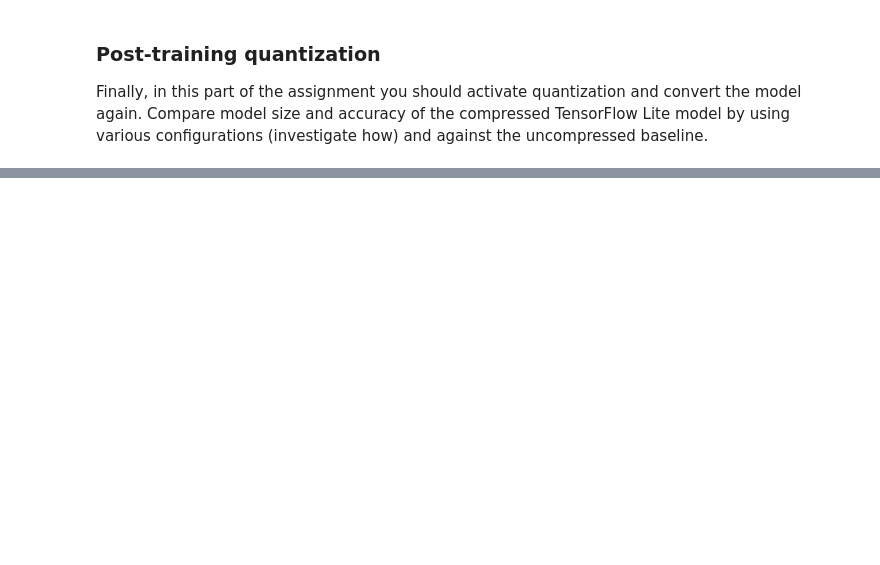
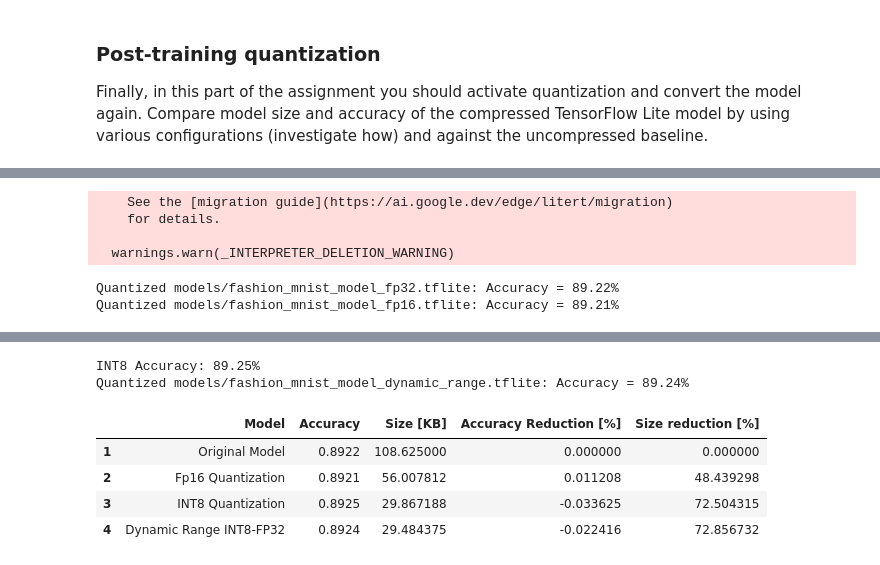
Before and after one commit to jusanchez6/Embedded-Machine-Learning, a Jupyter notebook: Lab2/2.2/Embedded_ML_Lab_2_2__TensorFlow_Lite.ipynb, the cells around one changed output, grey strips where cells are left out. Cells and saved outputs as stored; diff of their text form; code cells hidden in the pictures; blank space fills up the shorter version.

```diff
--- a/Lab2/2.2/Embedded_ML_Lab_2_2__TensorFlow_Lite.ipynb
+++ b/Lab2/2.2/Embedded_ML_Lab_2_2__TensorFlow_Lite.ipynb
@@ -53,0 +608,56 @@ Finally, in this part of the assignment you should activate quantization and con
+# %%
+# =====================================
+# EVALUATE THE MODELS
+# =====================================
+
+# List of models and their descriptions
+ModelsCnn = [
+    ['Original Model'],                         # FP32
+    ['Fp16 Quantization'],                      # FP16
+    ['INT8 Quantization'],                      # INT8
+    ['Dynamic Range INT8-FP32']                 # Dynamic Range
+
+]
+
+# list of model paths
+model_paths = [
+    "Quantized models/fashion_mnist_model_fp32.tflite",                 # FP32
+    "Quantized models/fashion_mnist_model_fp16.tflite",                 # FP16
+    "Quantized models/fashion_mnist_model_int8.tflite",                 # INT8
+    "Quantized models/fashion_mnist_model_dynamic_range.tflite"         # Dynamic Range
+]
+
+# Evaluar los modelos
+Acc = [
+    evaluate_model(model_paths[0]),             # FP32
+    evaluate_model(model_paths[1]),             # FP16
+    evaluate_model_int8(model_paths[2]),        # INT8
+    evaluate_model(model_paths[3])              # Dynamic Range
+]
+
+# Obtain the size of each model in KB
+Size = [os.path.getsize(p) / 1024 for p in model_paths]
+
+# Calculate the accuracy and size reduction for each model
+data_list = []
+for i in range(len(Acc)):
+    Lost_Acc = ((Acc[0] - Acc[i]) / Acc[0]) * 100
+    Lost_ModelS = ((Size[0] - Size[i]) / Size[0]) * 100
+    data_list.append(ModelsCnn[i] + [Acc[i], Size[i], Lost_Acc, Lost_ModelS])
+
+# Create a DataFrame to display the results
+df = pd.DataFrame(
+    data_list,
+    columns=['Model', 'Accuracy', 'Size [KB]', 'Accuracy Reduction [%]', 'Size reduction [%]']
+)
+df.index = range(1, len(df) + 1)
+
+# Display the DataFrame
+df
+# %% [output]
+    See the [migration guide](https://ai.google.dev/edge/litert/migration)
+    for details.
+
+  warnings.warn(_INTERPRETER_DELETION_WARNING)
+Quantized models/fashion_mnist_model_fp32.tflite: Accuracy = 89.22%
+Quantized models/fashion_mnist_model_fp16.tflite: Accuracy = 89.21%
@@ -53,0 +665,7 @@ Finally, in this part of the assignment you should activate quantization and con
+INT8 Accuracy: 89.25%
+Quantized models/fashion_mnist_model_dynamic_range.tflite: Accuracy = 89.24%
+|  | Model | Accuracy | Size [KB] | Accuracy Reduction [%] | Size reduction [%] |
+| 1 | Original Model | 0.8922 | 108.625000 | 0.000000 | 0.000000 |
+| 2 | Fp16 Quantization | 0.8921 | 56.007812 | 0.011208 | 48.439298 |
+| 3 | INT8 Quantization | 0.8925 | 29.867188 | -0.033625 | 72.504315 |
+| 4 | Dynamic Range INT8-FP32 | 0.8924 | 29.484375 | -0.022416 | 72.856732 |
```
Also changed, not shown: parts of 14 cells of this notebook, 9 other files.
